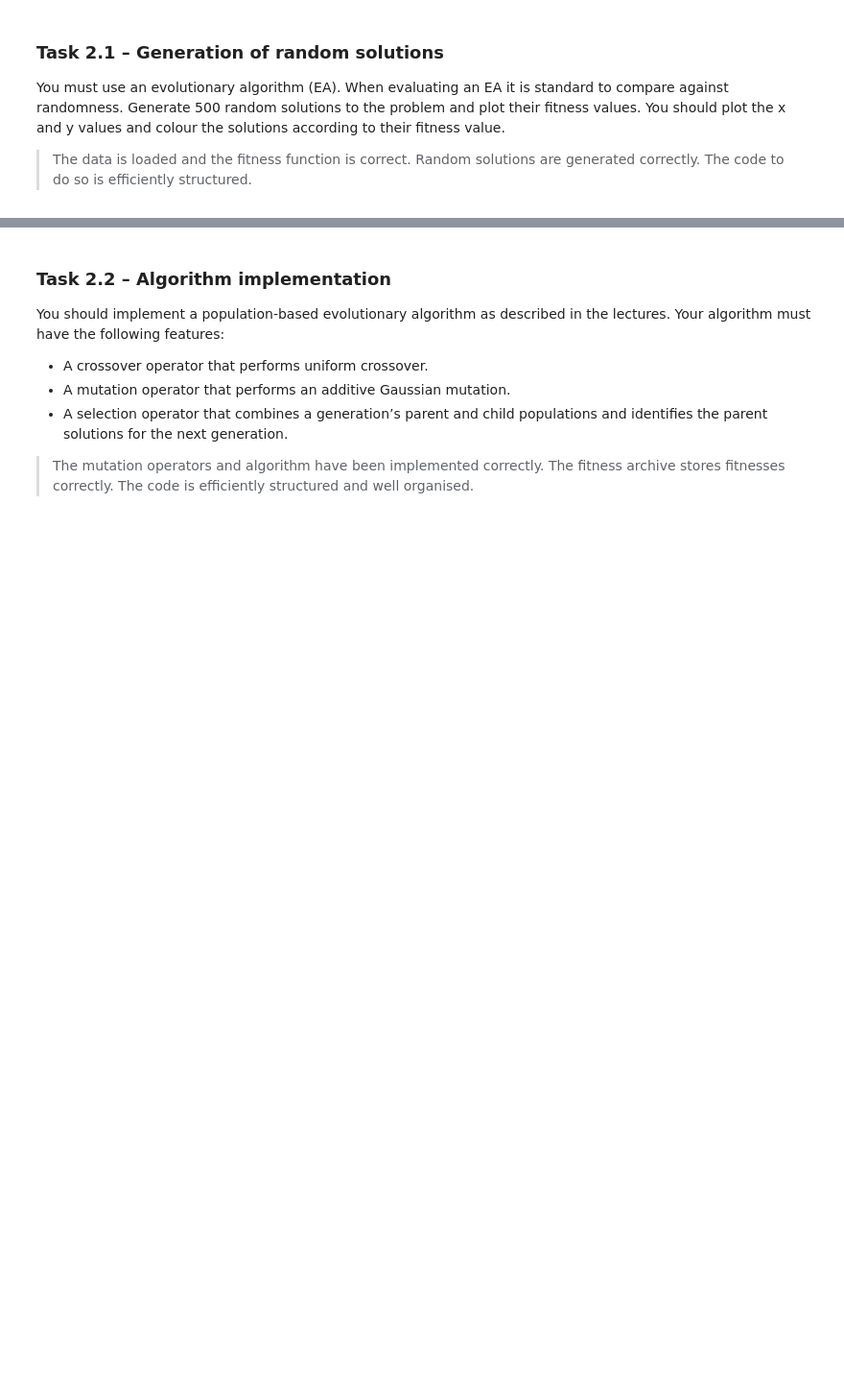
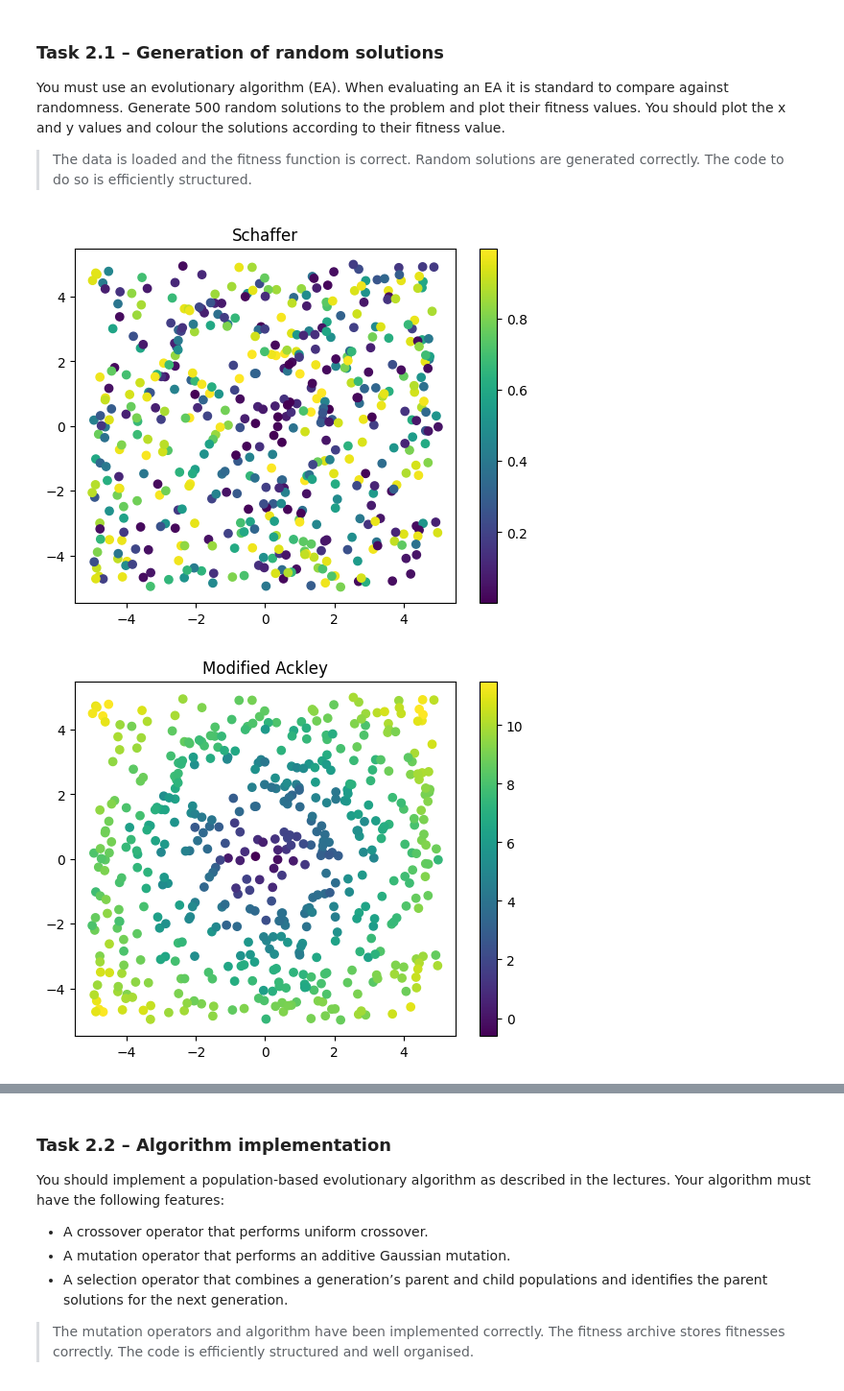
Before and after one commit to corey-richardson/comp2002, a Jupyter notebook: CW2/COMP2002.ipynb, the cells around one changed output, grey strips where cells are left out. Shown at 96% size. Drawn from its saved outputs; the diff is of its cells as text; code cells hidden in the pictures; blank space fills up the shorter version.

Commit message:
Task 2.1 - EA implementations and random solution plots

```diff
--- a/CW2/COMP2002.ipynb
+++ b/CW2/COMP2002.ipynb
@@ -239,3 +239,34 @@ Each solution should have $D = 2$ continuous decision variables that can take an
 You must use an evolutionary algorithm (EA). When evaluating an EA it is standard to compare against randomness. Generate 500 random solutions to the problem and plot their fitness values. You should plot the x and y values and colour the solutions according to their fitness value.
 
 > The data is loaded and the fitness function is correct. Random solutions are generated correctly. The code to do so is efficiently structured.
+# %%
+def schaffer(x, y):
+    return 0.5 + (np.sin(x**2 - y**2)**2 - 0.5) / (1 + 0.001 * (x**2 + y**2))**2
+
+def modified_ackley(x, y):
+    return -20 * np.exp(-0.2 * np.sqrt(0.5 * (x**2 + y**2))) - np.exp(0.5 * (np.cos(2 * np.pi * x) + np.cos(2 * np.pi * y))) + 20
+
+def easom(x, y):
+    return -np.cos(x) * np.cos(y) * np.exp(-((x - np.pi)**2 + (y - np.pi)**2))
+# %%
+n = 500
+x_values = np.random.uniform(-5, 5, n)
+y_values = np.random.uniform(-5, 5, n)
+# %%
+schaffer_fitness = schaffer(x_values, y_values)
+ackley_fitness = modified_ackley(x_values, y_values)
+easom_fitness = easom(x_values, y_values)
+# %%
+def plot_fitness(fitness_values, title):
+    plt.figure()
+    plt.scatter(x_values, y_values, c=fitness_values)
+    plt.title(title)
+    plt.colorbar()
+    plt.show()
+
+plot_fitness(schaffer_fitness, "Schaffer")
+plot_fitness(ackley_fitness, "Modified Ackley")
+plot_fitness(easom_fitness, "Easom")
+# %% [output]
+[figure, added]
+[figure, added]
```
Also changed, not shown: parts of 7 cells of this notebook.
